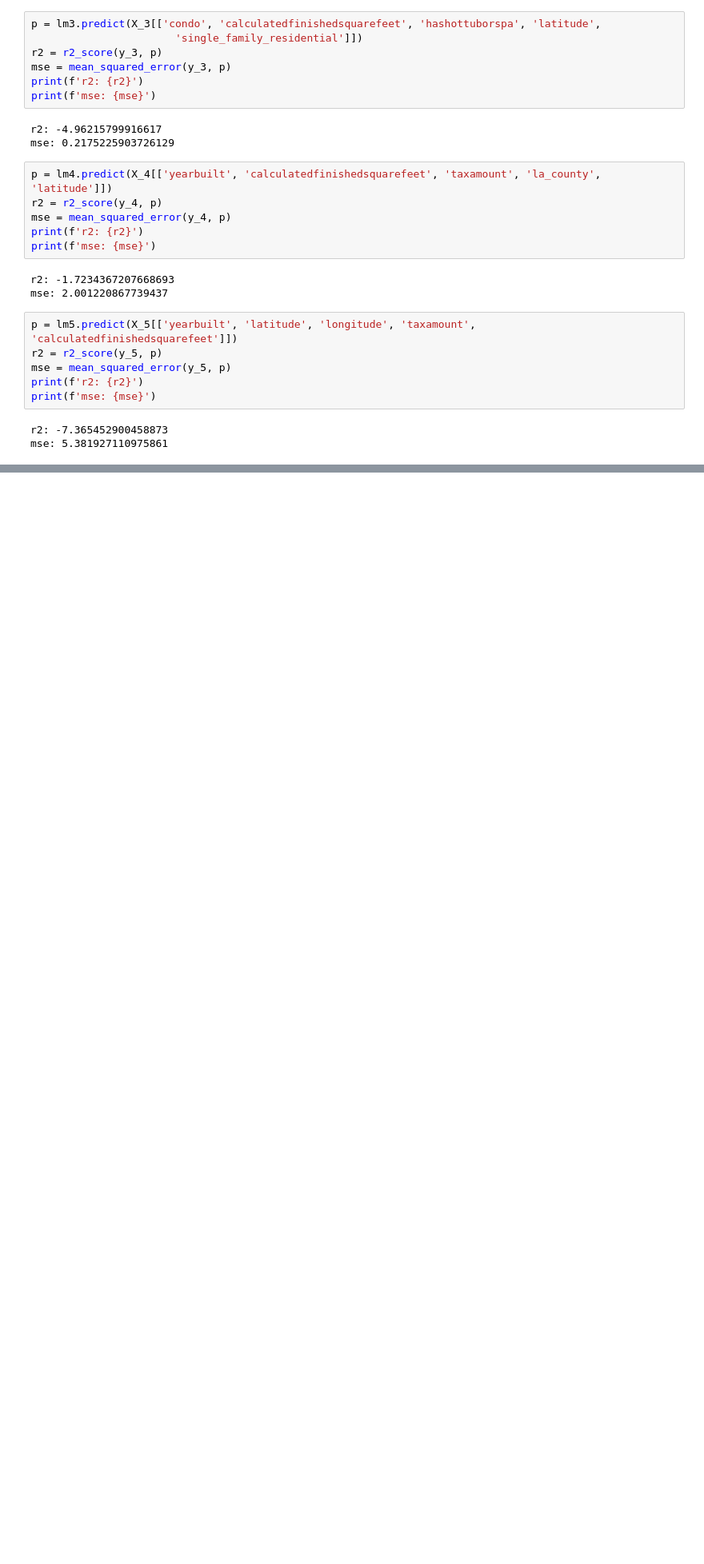
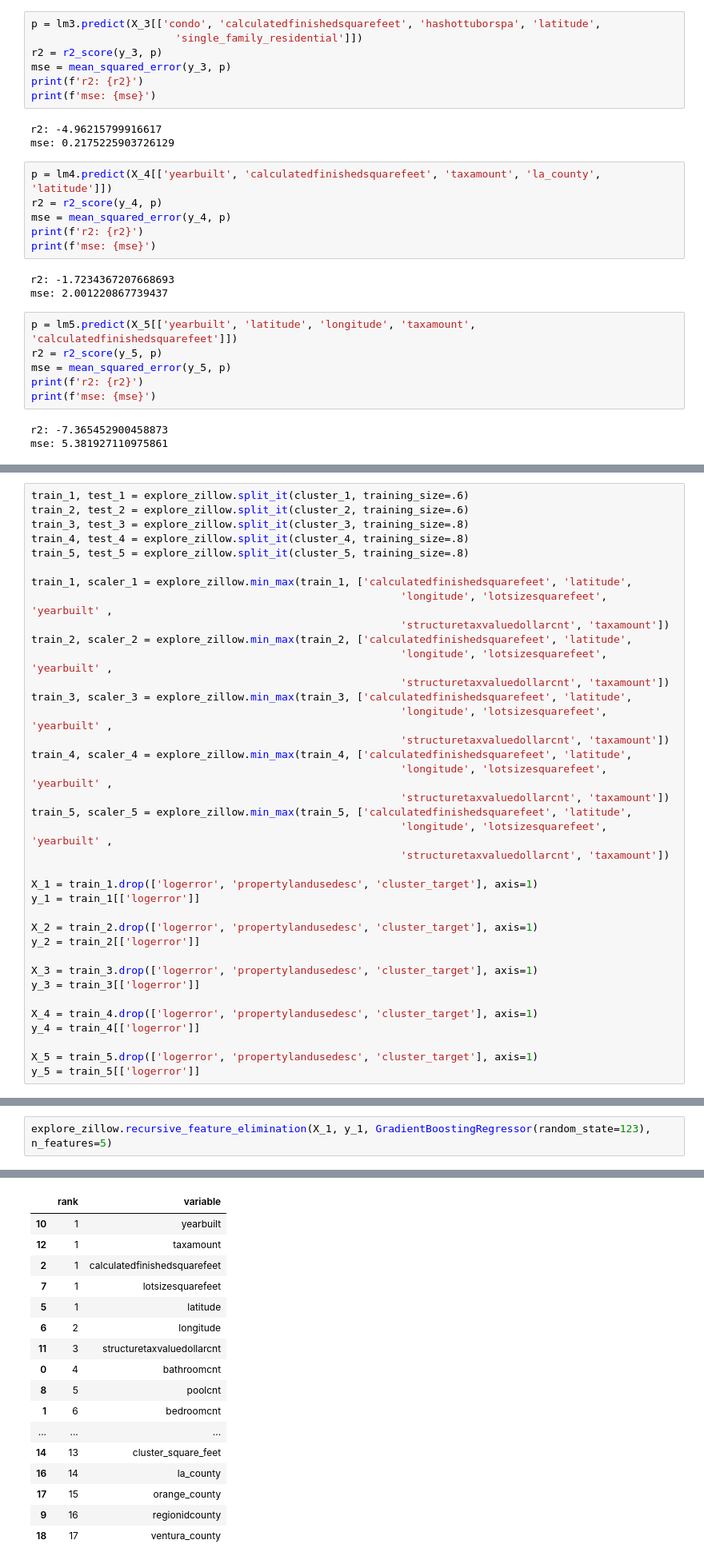
Before and after one commit to matthewzapata/ds-methodologies-exercises, a Jupyter notebook: clustering/zillow_exercises.ipynb, the cells around one changed output, grey strips where cells are left out. Shown at 80% size. Saved outputs shown, nothing was run; the diff lists cells and outputs as text; blank space fills up the shorter version.

```diff
--- a/clustering/zillow_exercises.ipynb
+++ b/clustering/zillow_exercises.ipynb
@@ -2922,0 +2870,37 @@ Perhaps these models can be improved by adding more features or changing the max
+# %%
+train_1, test_1 = explore_zillow.split_it(cluster_1, training_size=.6)
+train_2, test_2 = explore_zillow.split_it(cluster_2, training_size=.6)
+train_3, test_3 = explore_zillow.split_it(cluster_3, training_size=.8)
+train_4, test_4 = explore_zillow.split_it(cluster_4, training_size=.8)
+train_5, test_5 = explore_zillow.split_it(cluster_5, training_size=.8)
+
+train_1, scaler_1 = explore_zillow.min_max(train_1, ['calculatedfinishedsquarefeet', 'latitude',
+                                                           'longitude', 'lotsizesquarefeet', 'yearbuilt' ,
+                                                           'structuretaxvaluedollarcnt', 'taxamount'])
+train_2, scaler_2 = explore_zillow.min_max(train_2, ['calculatedfinishedsquarefeet', 'latitude',
+                                                           'longitude', 'lotsizesquarefeet', 'yearbuilt' ,
+                                                           'structuretaxvaluedollarcnt', 'taxamount'])
+train_3, scaler_3 = explore_zillow.min_max(train_3, ['calculatedfinishedsquarefeet', 'latitude',
+                                                           'longitude', 'lotsizesquarefeet', 'yearbuilt' ,
+                                                           'structuretaxvaluedollarcnt', 'taxamount'])
+train_4, scaler_4 = explore_zillow.min_max(train_4, ['calculatedfinishedsquarefeet', 'latitude',
+                                                           'longitude', 'lotsizesquarefeet', 'yearbuilt' ,
+                                                           'structuretaxvaluedollarcnt', 'taxamount'])
+train_5, scaler_5 = explore_zillow.min_max(train_5, ['calculatedfinishedsquarefeet', 'latitude',
+                                                           'longitude', 'lotsizesquarefeet', 'yearbuilt' ,
+                                                           'structuretaxvaluedollarcnt', 'taxamount'])
+
+X_1 = train_1.drop(['logerror', 'propertylandusedesc', 'cluster_target'], axis=1)
+y_1 = train_1[['logerror']]
+
+X_2 = train_2.drop(['logerror', 'propertylandusedesc', 'cluster_target'], axis=1)
+y_2 = train_2[['logerror']]
+
+X_3 = train_3.drop(['logerror', 'propertylandusedesc', 'cluster_target'], axis=1)
+y_3 = train_3[['logerror']]
+
+X_4 = train_4.drop(['logerror', 'propertylandusedesc', 'cluster_target'], axis=1)
+y_4 = train_4[['logerror']]
+
+X_5 = train_5.drop(['logerror', 'propertylandusedesc', 'cluster_target'], axis=1)
+y_5 = train_5[['logerror']]
@@ -2922,0 +2978,3 @@ Perhaps these models can be improved by adding more features or changing the max
+# %%
+explore_zillow.recursive_feature_elimination(X_1, y_1, GradientBoostingRegressor(random_state=123), n_features=5)
+# %% [output]
@@ -2922,0 +2987,17 @@ Perhaps these models can be improved by adding more features or changing the max
+|  | rank | variable |
+| 10 | 1 | yearbuilt |
+| 12 | 1 | taxamount |
+| 2 | 1 | calculatedfinishedsquarefeet |
+| 7 | 1 | lotsizesquarefeet |
+| 5 | 1 | latitude |
+| 6 | 2 | longitude |
+| 11 | 3 | structuretaxvaluedollarcnt |
+| 0 | 4 | bathroomcnt |
+| 8 | 5 | poolcnt |
+| 1 | 6 | bedroomcnt |
+| ... | ... | ... |
+| 14 | 13 | cluster_square_feet |
+| 16 | 14 | la_county |
+| 17 | 15 | orange_county |
+| 9 | 16 | regionidcounty |
+| 18 | 17 | ventura_county |
```
Also changed, not shown: parts of 50 cells of this notebook, 1 other file.
